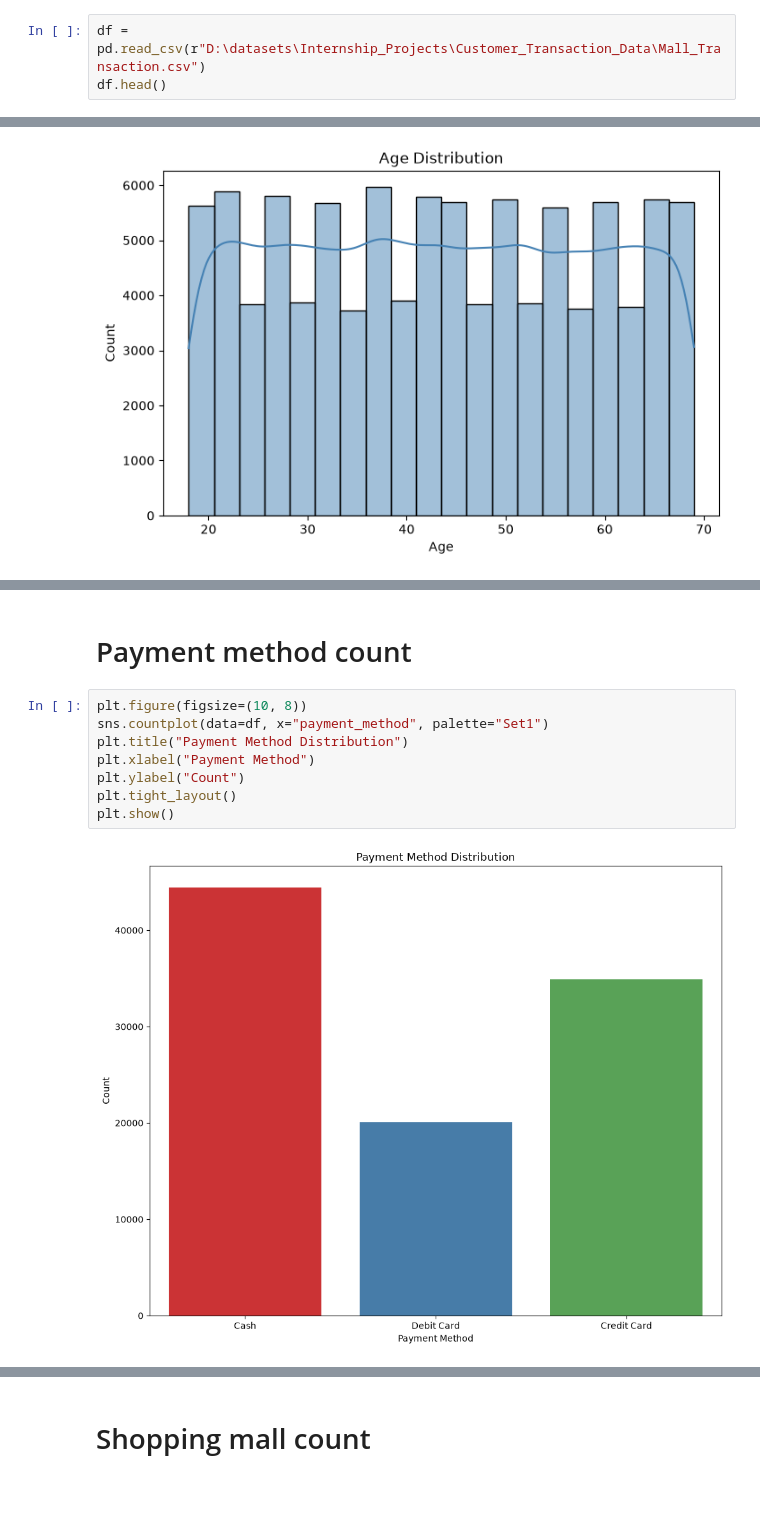
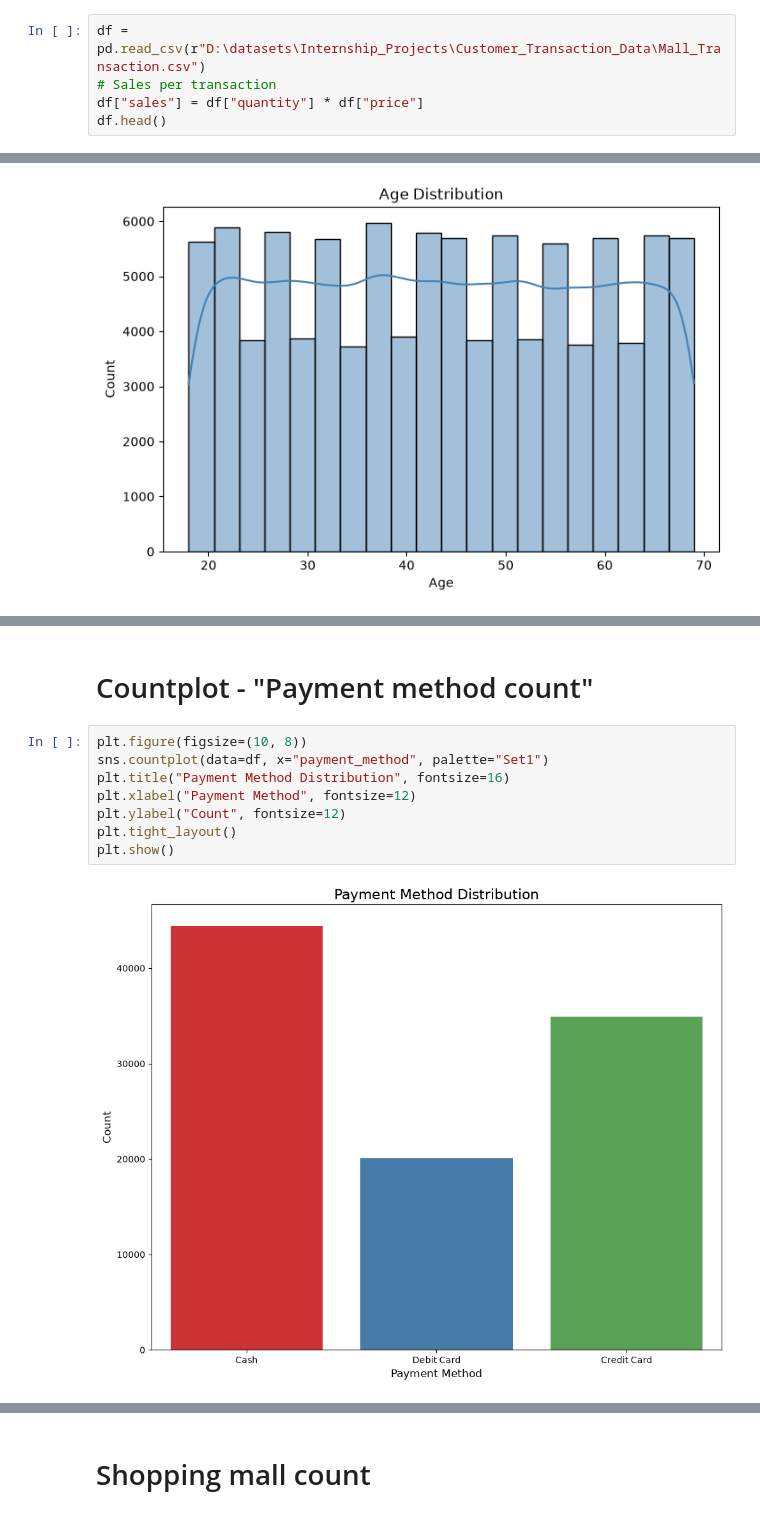
Before and after one commit to harshaslekar5968-crypto/Customer_Transaction_Prediction, a Jupyter notebook: Customer_transaction_prediction.ipynb, the cells around one changed output, grey strips where cells are left out. Saved outputs shown, nothing was run; the diff lists cells and outputs as text.

Commit message:
Update transaction prediction notebook and model

```diff
--- a/Customer_transaction_prediction.ipynb
+++ b/Customer_transaction_prediction.ipynb
@@ -19,5 +68,7 @@ Domain : Retail
 # %%
 df = pd.read_csv(r"D:\datasets\Internship_Projects\Customer_Transaction_Data\Mall_Transaction.csv")
+# Sales per transaction
+df["sales"] = df["quantity"] * df["price"]
 df.head()
 # %% [output]
 |  | invoice_no | customer_id | gender | age | category | quantity | price | payment_method | invoice_date | ... |
@@ -100,12 +229,12 @@ plt.show()
 # %% [markdown]
-# Payment method count
+# Countplot - "Payment method count"
 # %%
 plt.figure(figsize=(10, 8))
 sns.countplot(data=df, x="payment_method", palette="Set1")
-plt.title("Payment Method Distribution")
-plt.xlabel("Payment Method")
-plt.ylabel("Count")
+plt.title("Payment Method Distribution", fontsize=16)
+plt.xlabel("Payment Method", fontsize=12)
+plt.ylabel("Count", fontsize=12)
 plt.tight_layout()
 plt.show()
 # %% [output]
-[figure, old version]
+[figure, new version]
```
Also changed, not shown: parts of 71 cells of this notebook, 1 other file.
